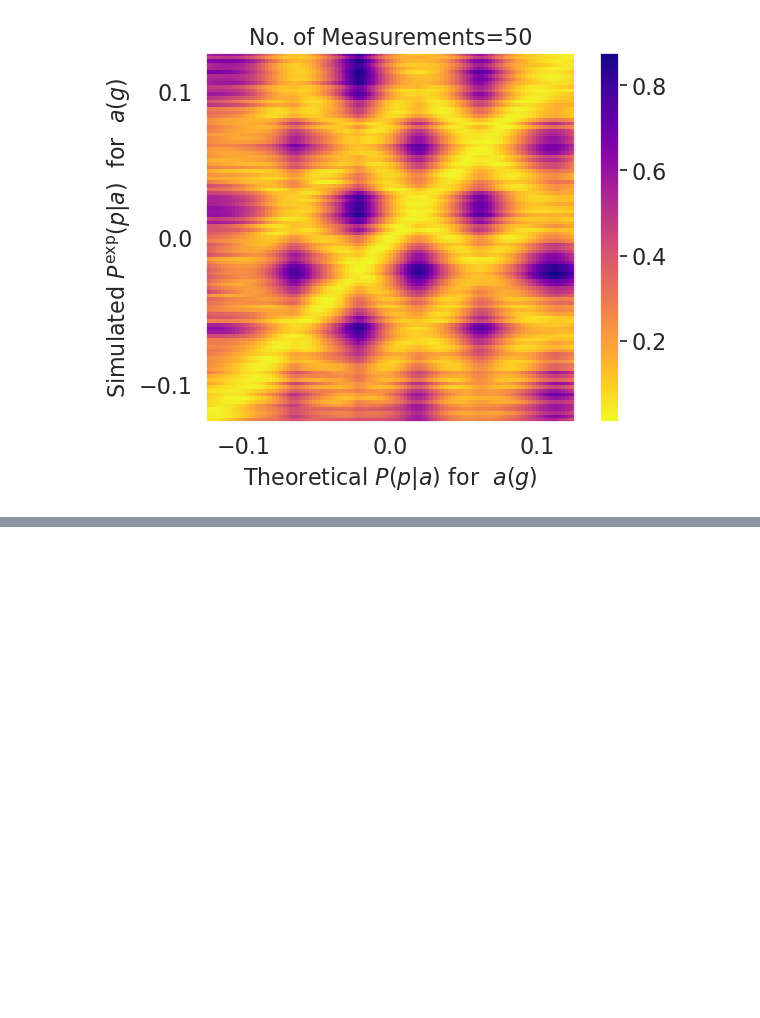
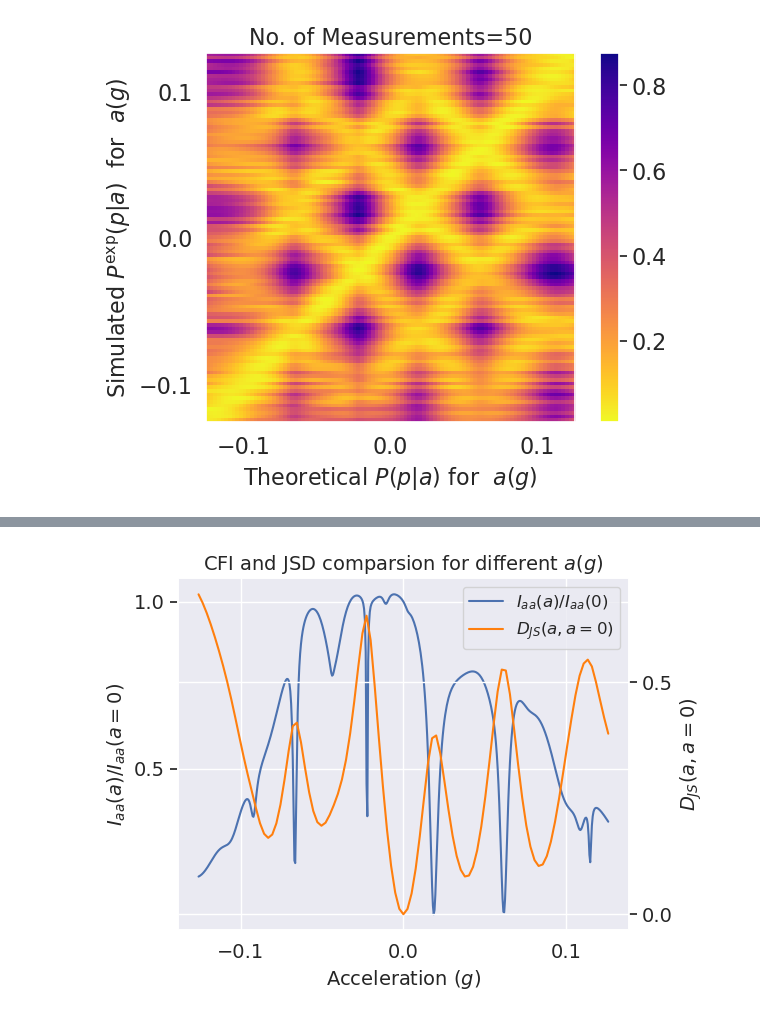
Before and after one commit to rootware/lattice_evolution, a Jupyter notebook: Python/Paper_Plots.ipynb, the cells around one changed output, grey strips where cells are left out. Cells and saved outputs as stored; diff of their text form; code cells hidden in the pictures; blank space fills up the shorter version.

```diff
--- a/Python/Paper_Plots.ipynb
+++ b/Python/Paper_Plots.ipynb
@@ -264,0 +286,55 @@ Text(0.5, 1.0, 'Normalized CFI and JSD for different acceleration')
+# %%
+import seaborn as sns;
+import seaborn.objects as so;
+import Units
+from Units import g as g;
+from Units import accUnit as accUnit
+sns.set_theme()
+
+SMALL_SIZE = 14
+MEDIUM_SIZE = 14
+BIGGER_SIZE = 14
+
+plt.rc('font', size=SMALL_SIZE)          # controls default text sizes
+plt.rc('axes', titlesize=SMALL_SIZE)     # fontsize of the axes title
+plt.rc('axes', labelsize=MEDIUM_SIZE)    # fontsize of the x and y labels
+plt.rc('xtick', labelsize=SMALL_SIZE)    # fontsize of the tick labels
+plt.rc('ytick', labelsize=SMALL_SIZE)    # fontsize of the tick labels
+plt.rc('legend', fontsize=12)    # legend fontsize
+plt.rc('figure', titlesize=BIGGER_SIZE)  # fontsize of the figure title
+
+
+cfi_data = np.loadtxt("../Data/Rust_Runs/testing_cfi/test.txt")
+cfi_data  = cfi_data[ np.lexsort((cfi_data[:,1],cfi_data[:,0])) ]
+
+fig = plt.figure()
+ax1 = fig.add_subplot(111)
+
+
+plt.locator_params(axis='both', nbins=3)
+yticks = ticker.MaxNLocator(3)
+yticks = ticker.MaxNLocator(3)
+
+lns1=ax1.plot(cfi_data[:,2]*(accUnit/g), cfi_data[:,4]/cfi_data[250,4], label="$I_{aa}(a)/I_{aa}(0)$")
+ax1.set_ylabel("$I_{aa}(a)/I_{aa}(a=0)$")
+ax1.set_xlabel("Acceleration $(g)$")
+#plt.title("$I_{aa}(a)/I_{aa}(0)$ and $2D_{JS}(a,a=0)$")
+plt.legend()
+
+ax2 = ax1.twinx()  # instantiate a second axes that shares the same x-axis
+lns2=ax2.plot(AList*Units.accUnit/Units.g, 2*JSDivergenceMatrix[50,:], label="$D_{JS}(a,a=0)$", color= "tab:orange")
+
+ax2.set_ylabel("$D_{JS}(a,a=0)$")
+plt.locator_params(axis='both', nbins=3)
+yticks = ticker.MaxNLocator(3)
+yticks = ticker.MaxNLocator(3)
+plt.title("CFI and JSD comparsion for different $a(g)$")
+lns = lns1+lns2
+labs = [l.get_label() for l in lns]
+ax1.legend(lns, labs)
+
+fig.tight_layout()  # otherwise the right y-label is slightly clipped
+plt.savefig("CFInQFI.png")
+plt.show()
+# %% [output]
+[figure, added]
```
Also changed, not shown: parts of 9 cells of this notebook, 4 other files.
